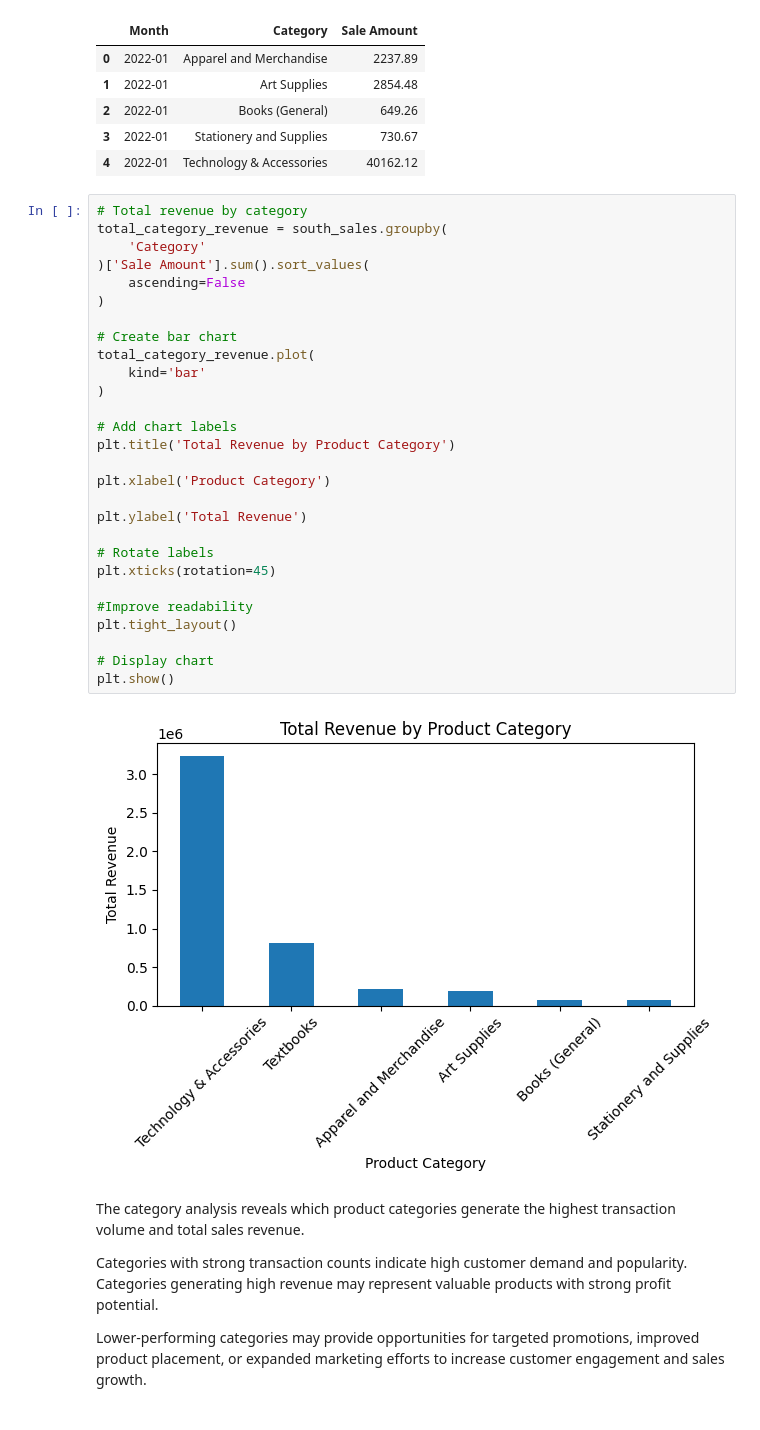
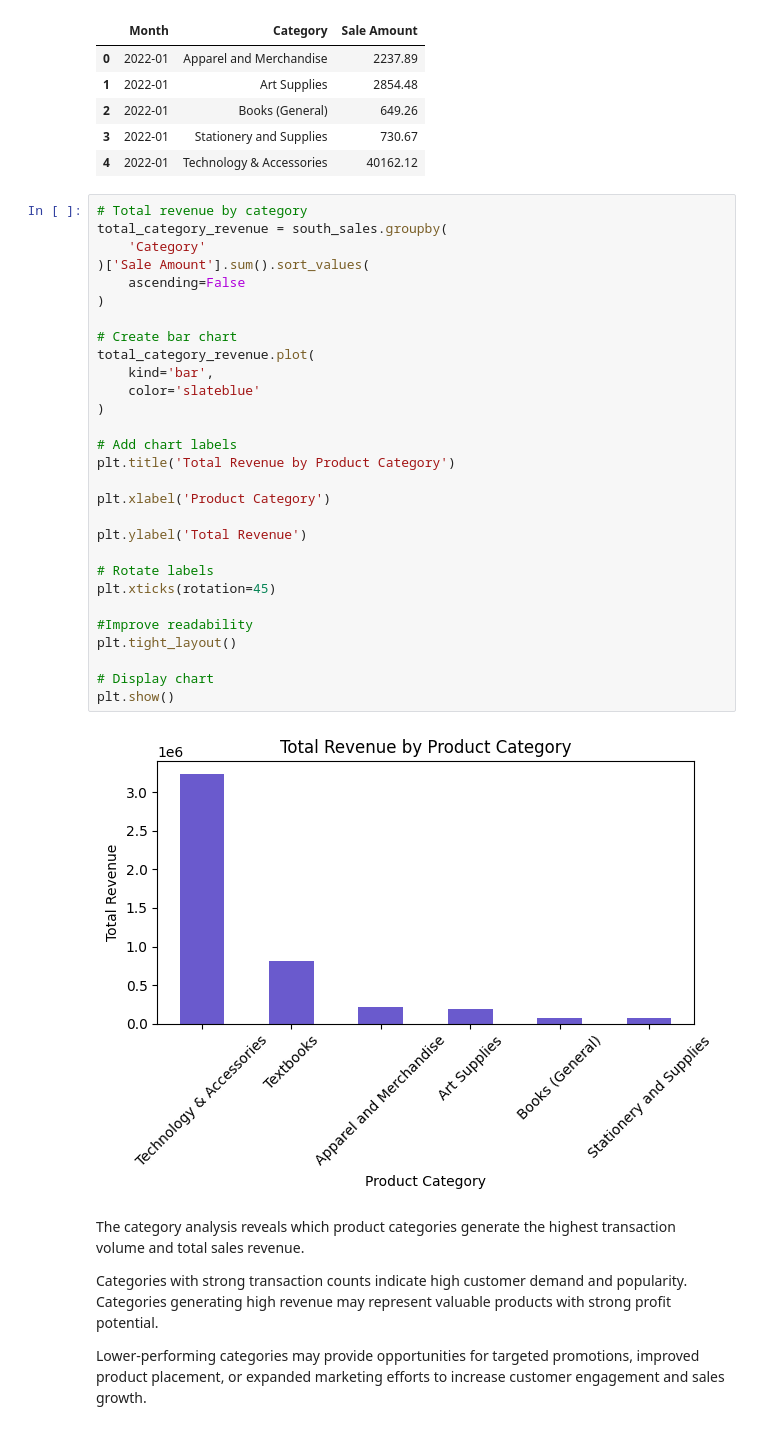
Before and after one commit to smayamelgara-data/Capstone_2, a Jupyter notebook: melgara_sales_analysis.ipynb, the cells around one changed output. Drawn from its saved outputs; the diff is of its cells as text.

```diff
--- a/melgara_sales_analysis.ipynb
+++ b/melgara_sales_analysis.ipynb
@@ -481,33 +494,34 @@ category_revenue.head()
 # %%
 # Total revenue by category
 total_category_revenue = south_sales.groupby(
     'Category'
 )['Sale Amount'].sum().sort_values(
     ascending=False
 )
 
 # Create bar chart
 total_category_revenue.plot(
-    kind='bar'
+    kind='bar',
+    color='slateblue'
 )
 
 # Add chart labels
 plt.title('Total Revenue by Product Category')
 
 plt.xlabel('Product Category')
 
 plt.ylabel('Total Revenue')
 
 # Rotate labels
 plt.xticks(rotation=45)
 
 #Improve readability
 plt.tight_layout()
 
 # Display chart
 plt.show()
 # %% [output]
-[figure, old version]
+[figure, new version]
 # %% [markdown]
 The category analysis reveals which product categories generate the highest transaction volume and total sales revenue.
 
```
Also changed, not shown: parts of 1 cell of this notebook.
